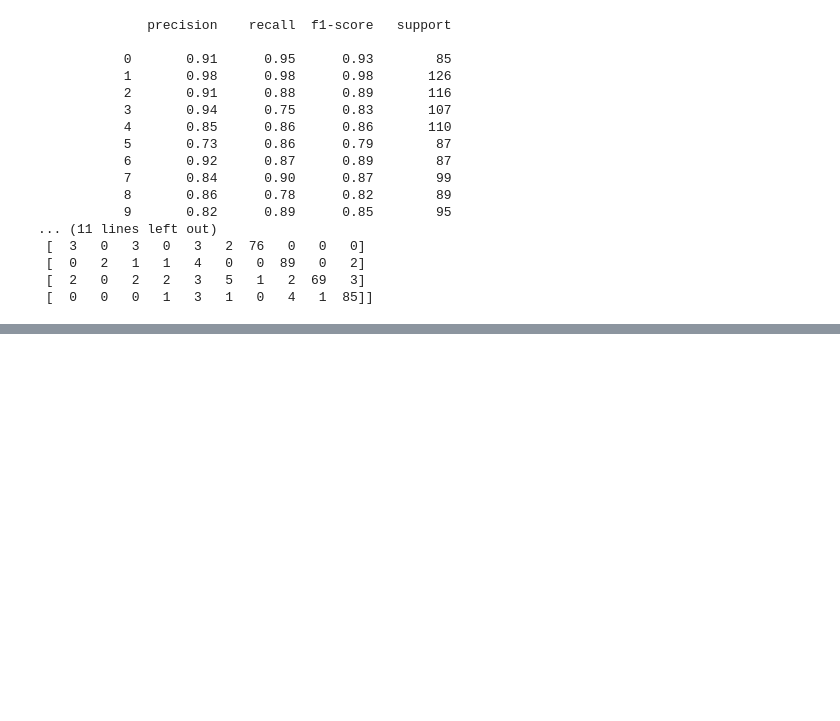
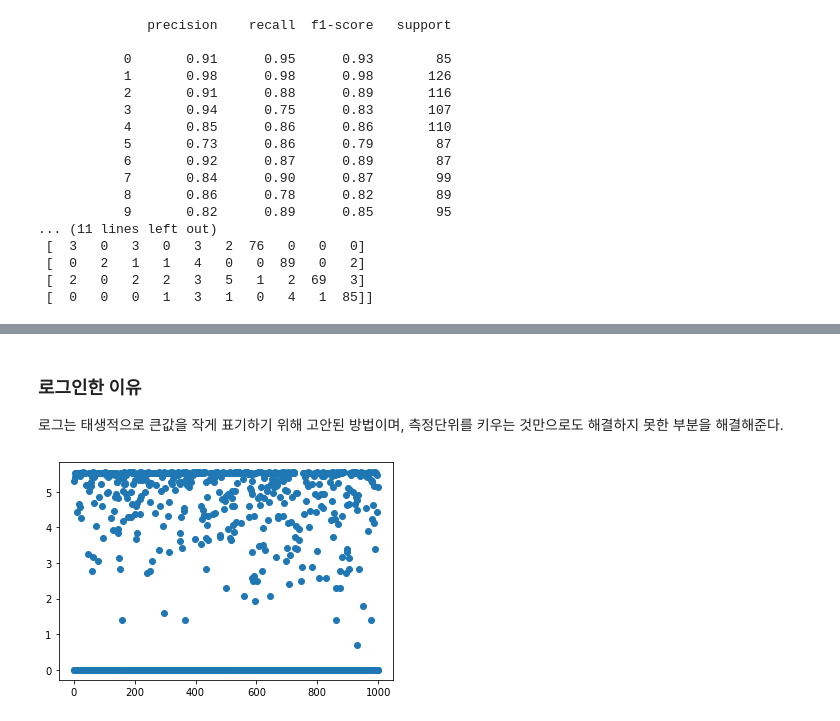
Before and after one commit to bjKim2/python_tj, a Jupyter notebook: 4.MachineLearning/Note/17.이미지 내부의 문자인식.ipynb, the cells around one changed output, grey strips where cells are left out. Drawn from its saved outputs; the diff is of its cells as text; code cells hidden in the pictures; blank space fills up the shorter version.

```diff
--- a/4.MachineLearning/Note/17.이미지 내부의 문자인식.ipynb
+++ b/4.MachineLearning/Note/17.이미지 내부의 문자인식.ipynb
@@ -179,0 +208,8 @@ print(metrics.confusion_matrix(test_label,pred))
+# %% [markdown]
+### 로그인한 이유
+로그는 태생적으로 큰값을 작게 표기하기 위해 고안된 방법이며, 측정단위를 키우는 것만으로도 해결하지 못한 부분을 해결해준다.
+# %%
+plt.scatter(train_data.index, np.log1p(train_data[300]))
+plt.show()
+# %% [output]
+[figure, added]
```
Also changed, not shown: parts of 23 cells of this notebook, 15 other files.
